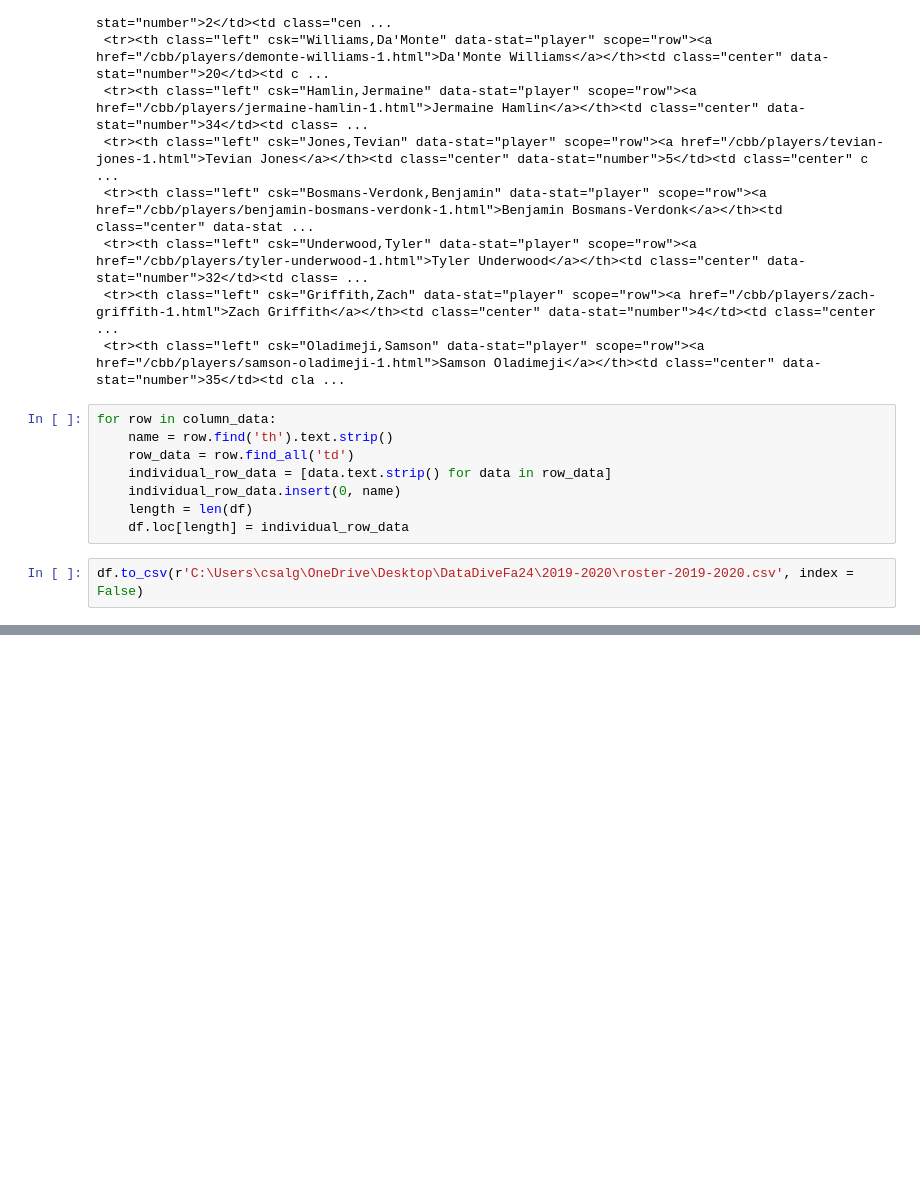
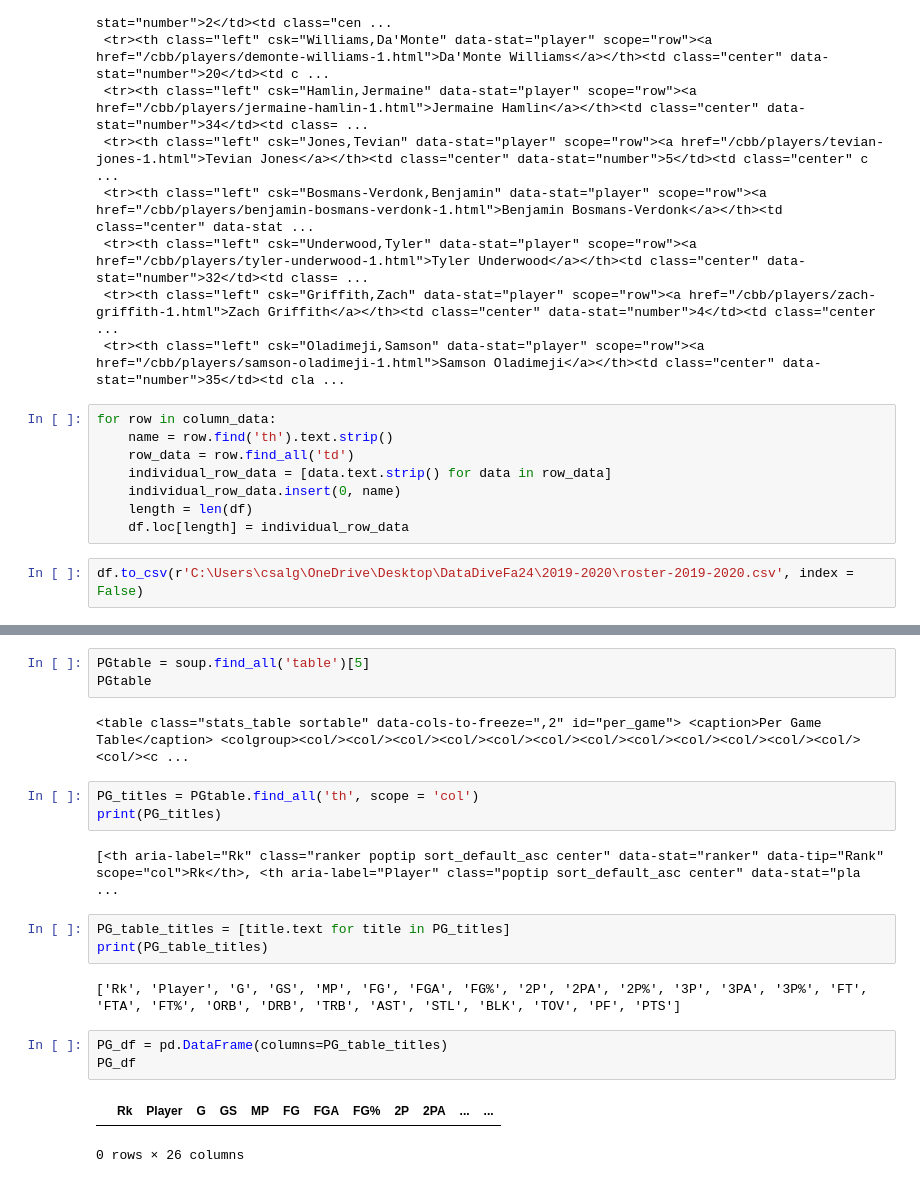
Before and after one commit to isaac-turk/DataDiveFa24, a Jupyter notebook: 2019-2020/chris-s 2019-2020.ipynb, the cells around one changed output, grey strips where cells are left out. Drawn from its saved outputs; the diff is of its cells as text; blank space fills up the shorter version.

```diff
--- a/2019-2020/chris-s 2019-2020.ipynb
+++ b/2019-2020/chris-s 2019-2020.ipynb
@@ -94,0 +157,21 @@ df.to_csv(r'C:\Users\csalg\OneDrive\Desktop\DataDiveFa24\2019-2020\roster-2019-2
+# %%
+PGtable = soup.find_all('table')[5]
+PGtable
+# %% [output]
+<table class="stats_table sortable" data-cols-to-freeze=",2" id="per_game"> <caption>Per Game Table</caption> <colgroup><col/><col/><col/><col/><col/><col/><col/><col/><col/><col/><col/><col/><col/><c ...
+# %%
+PG_titles = PGtable.find_all('th', scope = 'col')
+print(PG_titles)
+# %% [output]
+[<th aria-label="Rk" class="ranker poptip sort_default_asc center" data-stat="ranker" data-tip="Rank" scope="col">Rk</th>, <th aria-label="Player" class="poptip sort_default_asc center" data-stat="pla ...
+# %%
+PG_table_titles = [title.text for title in PG_titles]
+print(PG_table_titles)
+# %% [output]
+['Rk', 'Player', 'G', 'GS', 'MP', 'FG', 'FGA', 'FG%', '2P', '2PA', '2P%', '3P', '3PA', '3P%', 'FT', 'FTA', 'FT%', 'ORB', 'DRB', 'TRB', 'AST', 'STL', 'BLK', 'TOV', 'PF', 'PTS']
+# %%
+PG_df = pd.DataFrame(columns=PG_table_titles)
+PG_df
+# %% [output]
+|  | Rk | Player | G | GS | MP | FG | FGA | FG% | 2P | 2PA | ... | ... |
+0 rows × 26 columns
```
Also changed, not shown: parts of 33 cells of this notebook, 3 other files.
